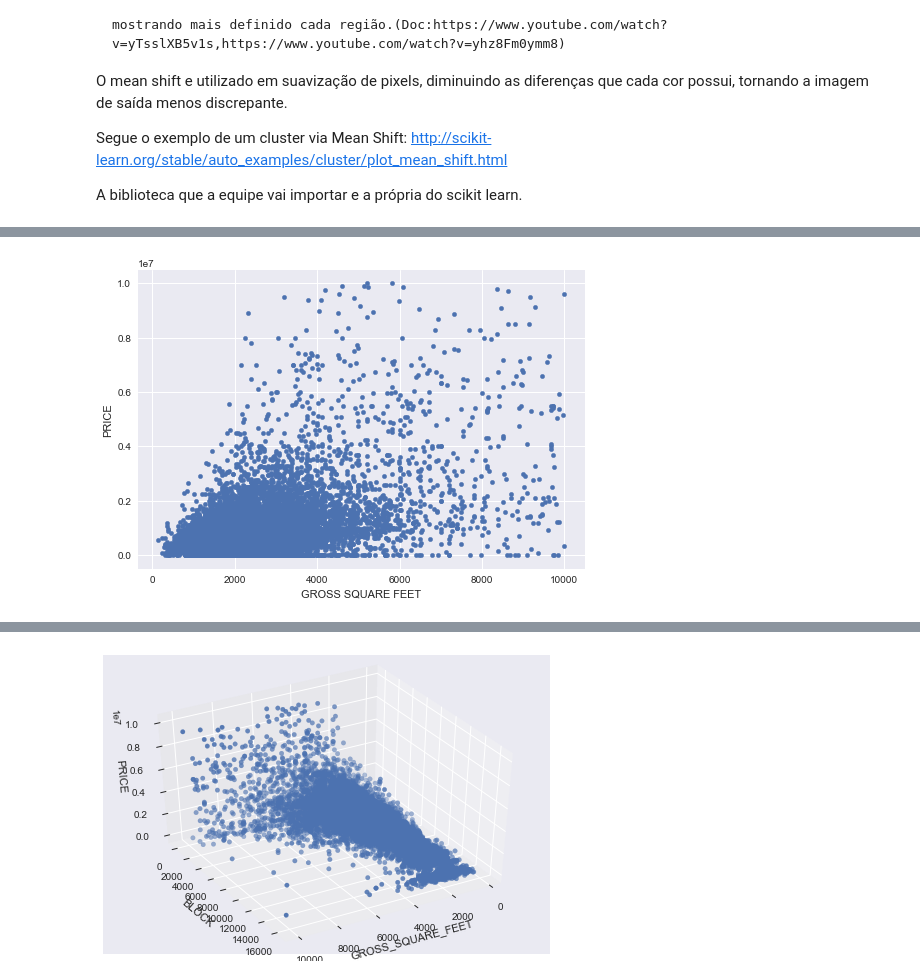
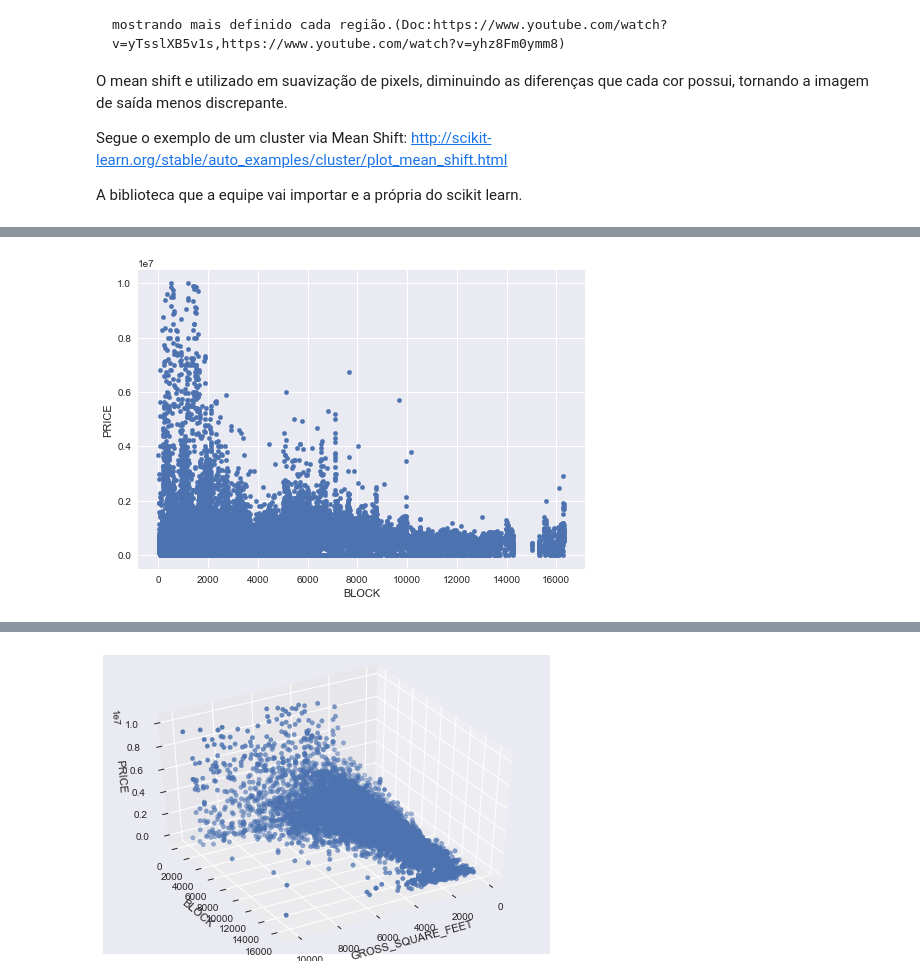
Before and after one commit to AntonioAndraues/Pj3_Ciencia_dos_Dados, a Jupyter notebook: Projeto+3+ (1).ipynb, the cells around one changed output, grey strips where cells are left out. Drawn from its saved outputs; the diff is of its cells as text; code cells hidden in the pictures.

```diff
--- a/Projeto+3+ (1).ipynb
+++ b/Projeto+3+ (1).ipynb
@@ -80,3 +81,5 @@ dados2=dados2.loc[dados2.GROSS_SQUARE_FEET>0]#NO SENSE
 dados2=dados2.loc[dados2.LAND_SQUARE<=20000]#outliers
 dados2=dados2.loc[dados2.YEAR_BUILT>0]#NO SENSE
 dados2=dados2.dropna()
+dados2=dados2.reset_index()
+dados2.head(4)
@@ -137,10 +146,10 @@ df
 # %%
-df4 = pd.DataFrame()
-df4['GROSS SQUARE FEET'] = dados2.GROSS_SQUARE_FEET
+df4 = pd.DataFrame() #NOIA FAZER
+df4['BLOCK'] = dados2.BLOCK
 df4['PRICE'] = dados2.SALE_PRICE
-df4.plot.scatter(x='GROSS SQUARE FEET',y='PRICE')
+df4.plot.scatter(x='BLOCK',y='PRICE')
 # df3.plot.set_xlabel('Year Built')
 # df3.plot.set_ylabel('Price')
 plt.show()
 # %% [output]
-[figure, old version]
+[figure, new version]
```
Also changed, not shown: parts of 9 cells of this notebook.
